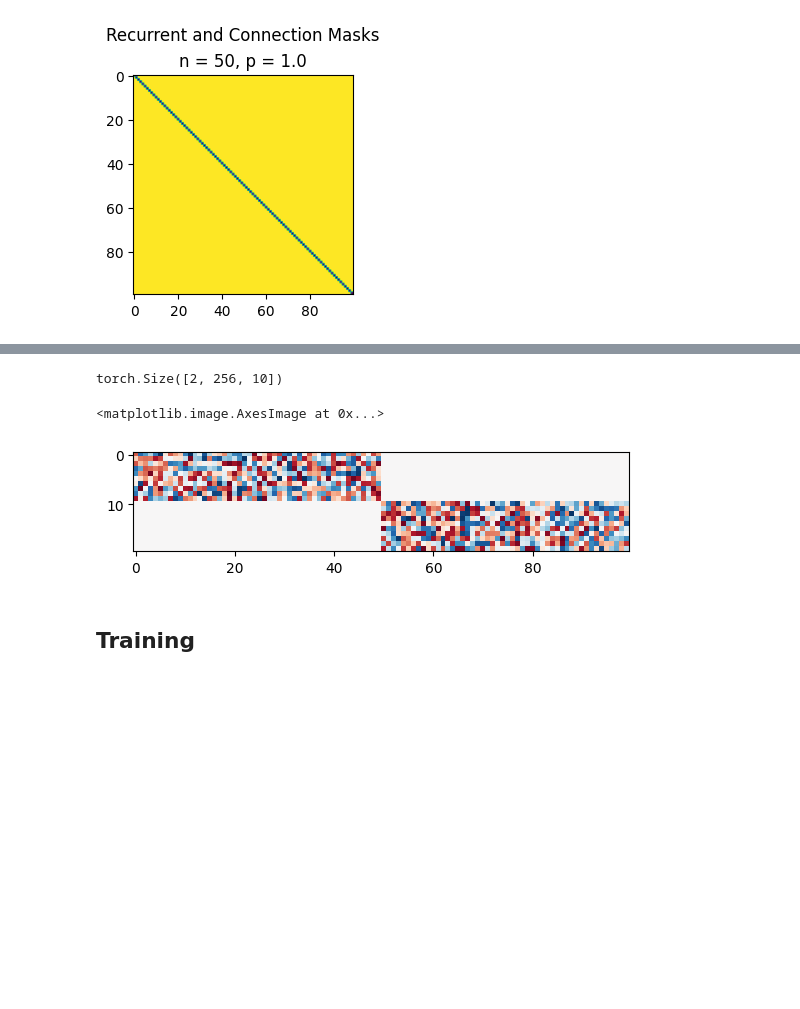
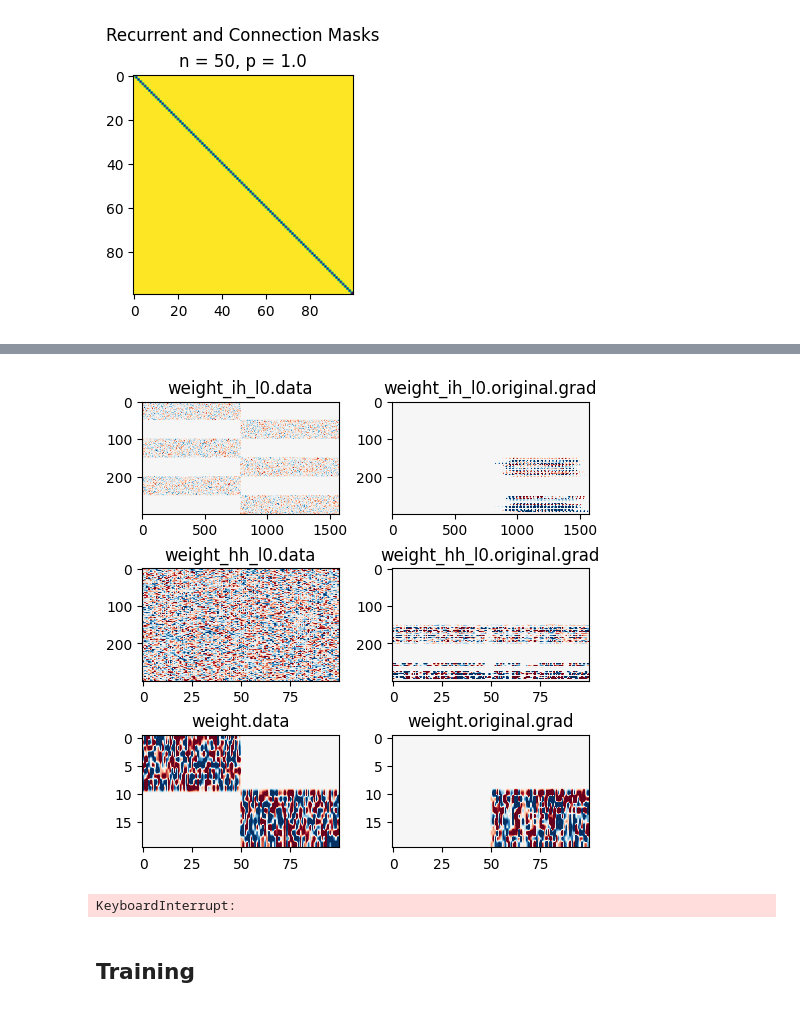
Before and after one commit to GabrielBena/specialization-dynamics, a Jupyter notebook: examples/simple_code.ipynb, the cells around one changed output, grey strips where cells are left out. Cells and saved outputs as stored; diff of their text form; code cells hidden in the pictures; blank space fills up the shorter version.

```diff
--- a/examples/simple_code.ipynb
+++ b/examples/simple_code.ipynb
@@ -178,9 +179,11 @@ if n1 * n2 < len(general_training_results):
     n2 += 1
 
 plot_input = False
-fig = plt.figure(figsize=(n2 * 3, n1 * 3 * (1 + plot_input * 0.3)), constrained_layout=True)
+fig = plt.figure(
+    figsize=(n2 * 3, n1 * 3 * (1 + plot_input * 0.3)), constrained_layout=True
+)
 
-subfigs = fig.subfigures(1 + plot_input, height_ratios=[1, 0.3] [:(1 + plot_input)] )
+subfigs = fig.subfigures(1 + plot_input, height_ratios=[1, 0.3][: (1 + plot_input)])
 if not plot_input:
     subfigs = np.array([subfigs])
 
@@ -213,9 +216,11 @@ if plot_input:
     axs = subfigs[1].subplots(n1, n2)
     if len(general_training_results) == 1:
         axs = np.array([axs]).T
-    for ax, model in zip(axs, general_training_results['model']):
+    for ax, model in zip(axs, general_training_results["model"]):
         ax.imshow(
-            (model.masks["input_mask"]).cpu().numpy()[: model.n_agents * model.agents_config["hidden_size"], :],
+            (model.masks["input_mask"])
+            .cpu()
+            .numpy()[: model.n_agents * model.agents_config["hidden_size"], :],
             aspect="auto",
             vmin=0,
             vmax=1,
@@ -246,10 +232,44 @@ tensor([[ 0.4290,  0.9766, -0.5937, -0.7969, -0.9844, -0.8697,  0.9754,  0.8828,
-# %%
-t_data = process_data(data, data_config)[0].to(device)
-model(t_data)[0][0].shape
-# %% [output]
-torch.Size([2, 256, 10])
-# %%
-plt.imshow(model.readout.weight.data.cpu().numpy(), vmin=-0.1, vmax=0.1, cmap="RdBu")
-# %% [output]
-<matplotlib.image.AxesImage at 0x...>
-[figure, removed]
+# %%
+from operator import attrgetter
+
+data, target = next(iter(loaders[0]))
+temporal_data, _ = process_data(data, data_config)
+out, states = model(temporal_data.to(device))
+optimizer.zero_grad()
+loss = nn.CrossEntropyLoss()(out[-1][1], target[:, 1].to(device))
+loss.backward()
+# optimizer.step()
+
+def plot_weights_and_grad(model) :
+    fig, axs = plt.subplots(3, 2, constrained_layout=True, figsize=(5, 5))
+    for (layer, w), ax in zip(
+        product(
+            [
+                "core.weight_ih_l0",
+                "core.weight_hh_l0",
+                "readout.weight",
+            ],
+            ["data", "original.grad"],
+        ),
+        axs.flatten(),
+
+    ):
+        if w == 'original.grad' :
+            layer = layer.replace('.', '.parametrizations.')
+
+
+        tensor = attrgetter(f"{layer}.{w}")(model)
+        if hasattr(tensor, "cpu"):
+            tensor = tensor.cpu().data.numpy()
+            ax.imshow(
+                tensor,
+                vmin=-tensor.std(),
+                vmax=tensor.std(),
+                cmap="RdBu",
+                aspect="auto",
+            )
+        ax.set_title(f"{layer.split('.')[-1]}.{w}")
+
+plot_weights_and_grad(model)
+# %% [output]
+[figure, added]
@@ -256,3 +286,7 @@ plt.imshow(model.readout.weight.data.cpu().numpy(), vmin=-0.1, vmax=0.1, cmap="R
+# %%
+raise KeyboardInterrupt
+# %% [output]
+KeyboardInterrupt:
 # %% [markdown]
 ## Training
 # %%
```
Also changed, not shown: parts of 8 cells of this notebook, 1 other file.
